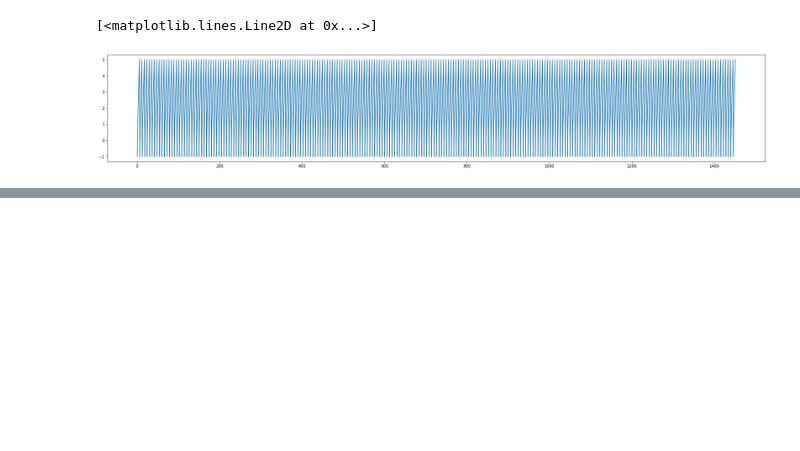
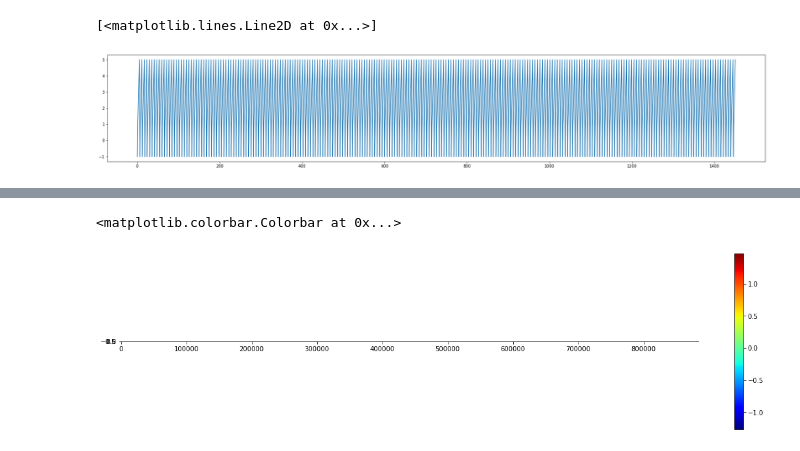
Before and after one commit to lorenzo-trevizani/UFES-monitoracao-diagnostico-maquinas, a Jupyter notebook: analise_exploratoria.ipynb, the cells around one changed output, grey strips where cells are left out. Cells and saved outputs as stored; diff of their text form; code cells hidden in the pictures; blank space fills up the shorter version.

```diff
--- a/analise_exploratoria.ipynb
+++ b/analise_exploratoria.ipynb
@@ -517,0 +399,40 @@ plt.plot(df_final.Longitude, df_final.Latitude)
+# %%
+#Comando para juntar em um df final GPS, ACC e dist
+aux = df_global.loc[(df_global.date >= 20140501) & (df_global.date <= 20140520)].reset_index(drop=True)
+for i in range(0, 30,6):
+    id=aux.identidade[i]
+    file=aux.file[i]
+    df_gps = pd.DataFrame(read_mat(path+aux.arquivo[i])['save_var_gps'], columns=['Longitude', 'Latitude', 'Altitude', 'Velocity', 'Time_Stamp'])
+    df_acc = pd.DataFrame(read_mat(path+aux.arquivo[i+1])['save_var'],  columns=['acc'+str(aux.accelerometer[i+1])])
+    jump=int(len(df_acc)/len(df_gps))
+    df_concatenado = pd.DataFrame()
+    df_concatenado = pd.concat([df_gps.iloc[:1, ], df_acc[:jump]], axis=1)
+    for j in range(1, int(len(df_gps)+1)):
+        df_concatenado = df_concatenado.append(pd.concat([df_gps.iloc[j:j+1, ].reset_index(drop=True), df_acc[j*jump:(j+1)*jump].reset_index(drop=True)], axis=1)).reset_index(drop=True)
+
+    for k in range(2,6):
+        df_acc = pd.DataFrame(read_mat(path+aux.arquivo[i+k])['save_var'],  columns=['acc'+str(aux.accelerometer[i+k])])
+        df_concatenado=pd.concat([df_concatenado, df_acc], axis=1)
+
+    #df_concatenado = df_concatenado.interpolate(method ='linear', limit_direction ='forward')
+
+    jump2 = int(4*len(df_acc)/len(df_gps_outbound))
+    df_concatenado2 = pd.DataFrame()
+    df_concatenado2 = pd.concat([df_gps_outbound.dist.iloc[:1, ], df_concatenado[:jump2]], axis=1)
+    for p in range(4, int(len(df_gps_outbound) +1), 4):
+        df_concatenado2 = df_concatenado2.append(pd.concat([df_gps_outbound.dist.iloc[p:p+1, ].reset_index(drop=True), df_concatenado[int((p/4)*jump2):int(((p/4)+1)*jump2)].reset_index(drop=True)], axis=1)).reset_index(drop=True)
+
+    df_concatenado2 = df_concatenado2.interpolate(method ='linear', limit_direction ='forward')
+
+    if i==0:
+        df_final = df_concatenado2
+    else:
+        df_final = pd.concat([df_final, df_concatenado2], axis=0)
+# %%
+z_min, z_max = -np.abs(df_final.acc5).max(), np.abs(df_final.acc5).max()
+plt.figure(figsize=[20,5])
+c = plt.pcolormesh([df_final.acc5], cmap = 'jet', vmin = z_min, vmax = z_max)
+plt.colorbar(c)
+# %% [output]
+<matplotlib.colorbar.Colorbar at 0x...>
+[figure, added]
```
Also changed, not shown: parts of 39 cells of this notebook.
